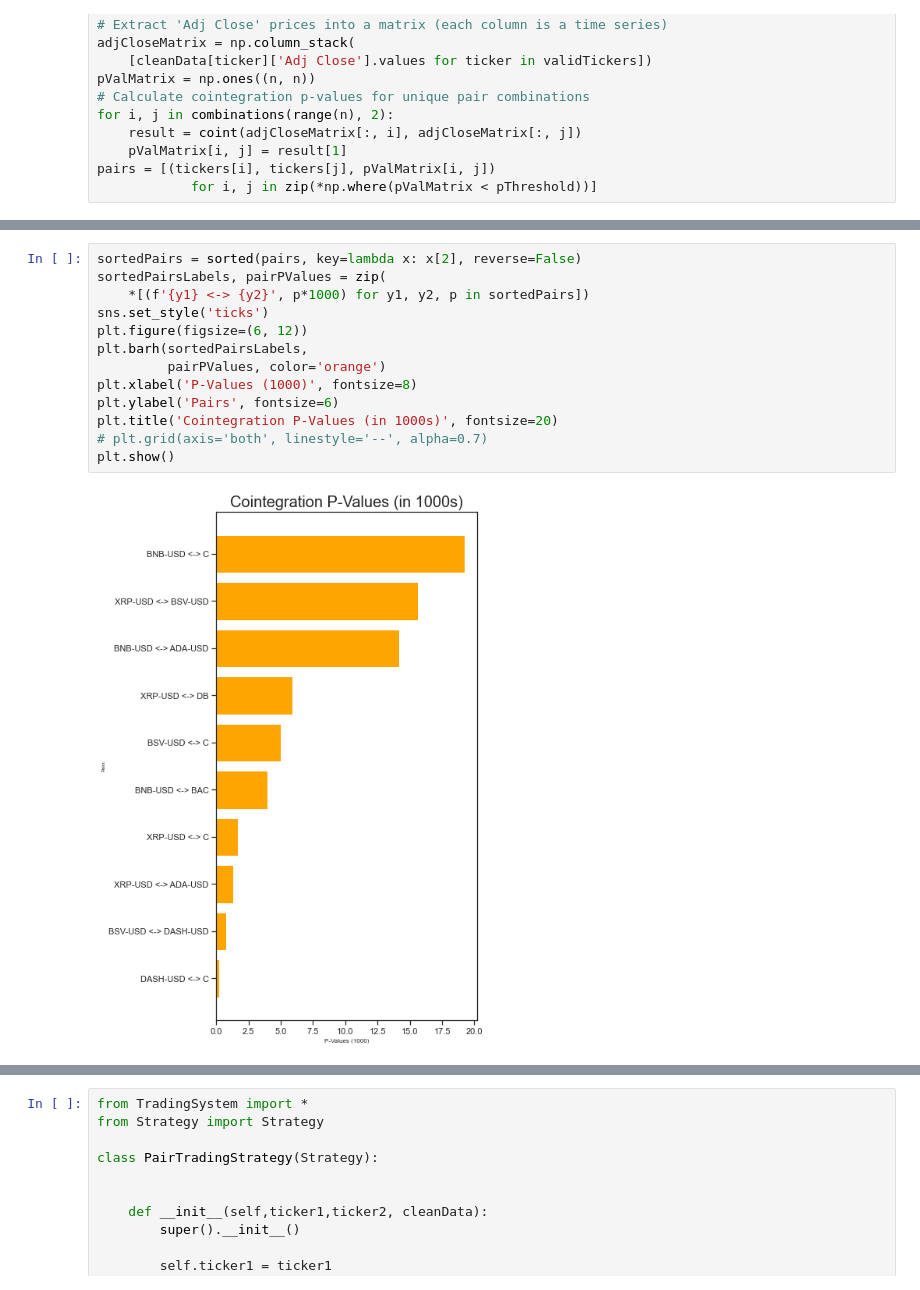
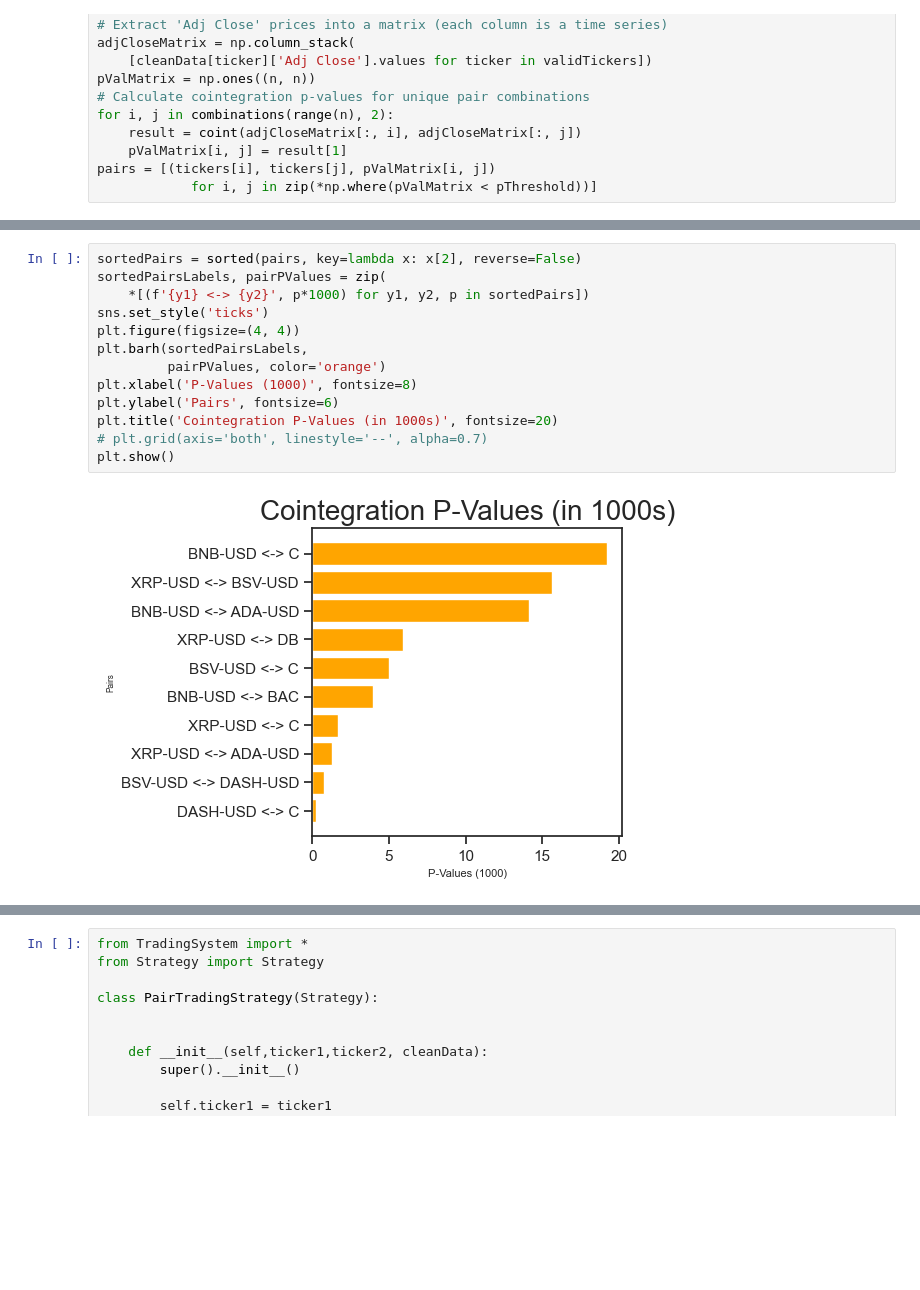
Before and after one commit to FrederikBenirschke/BasicTradingSystem, a Jupyter notebook: Examples/TradingPairsExample.ipynb, the cells around one changed output, grey strips where cells are left out. Saved outputs shown, nothing was run; the diff lists cells and outputs as text; blank space fills up the shorter version.

```diff
--- a/Examples/TradingPairsExample.ipynb
+++ b/Examples/TradingPairsExample.ipynb
@@ -122,18 +119,18 @@ plt.show()
 # %%
 sortedPairs = sorted(pairs, key=lambda x: x[2], reverse=False)
 sortedPairsLabels, pairPValues = zip(
     *[(f'{y1} <-> {y2}', p*1000) for y1, y2, p in sortedPairs])
 sns.set_style('ticks')
-plt.figure(figsize=(6, 12))
+plt.figure(figsize=(4, 4))
 plt.barh(sortedPairsLabels,
          pairPValues, color='orange')
 plt.xlabel('P-Values (1000)', fontsize=8)
 plt.ylabel('Pairs', fontsize=6)
 plt.title('Cointegration P-Values (in 1000s)', fontsize=20)
 # plt.grid(axis='both', linestyle='--', alpha=0.7)
 plt.show()
 # %% [output]
-[figure, old version]
+[figure, new version]
 # %%
 from sklearn.preprocessing import MinMaxScaler
 
```
Also changed, not shown: parts of 7 cells of this notebook, 7 other files.
